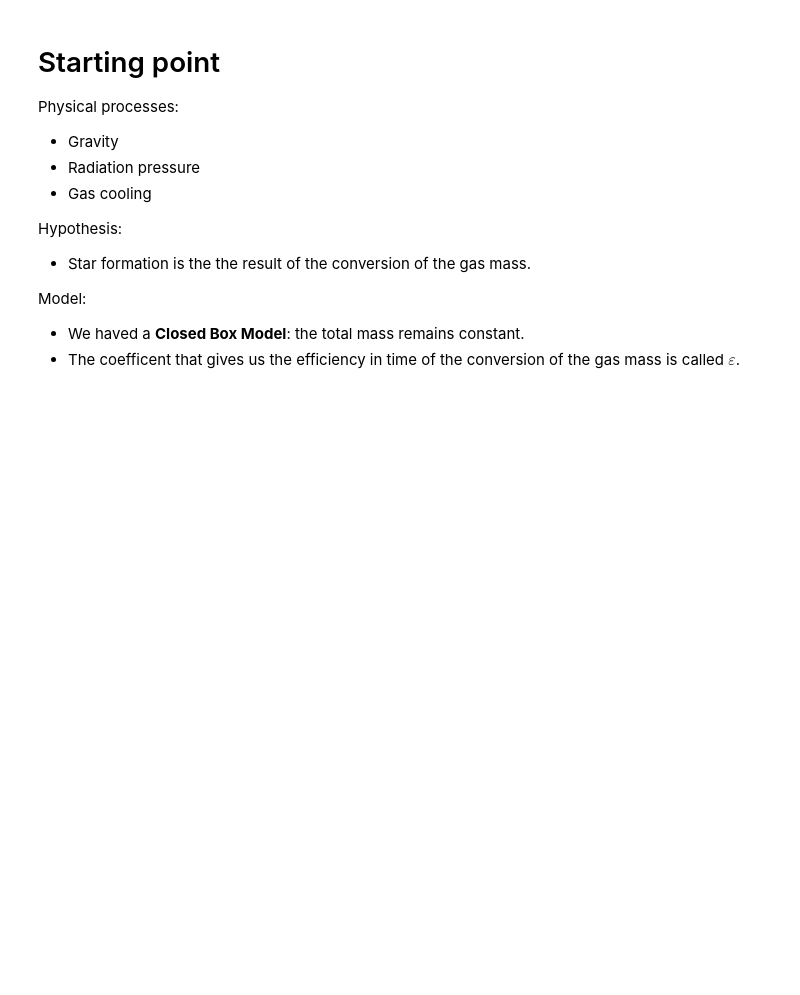
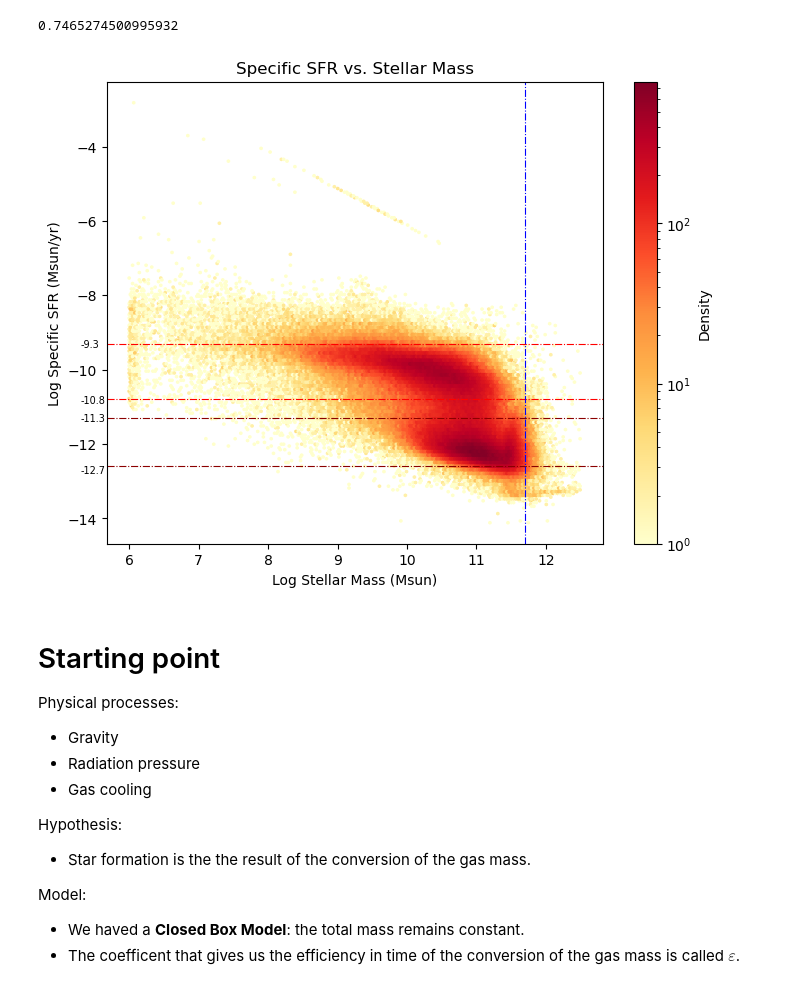
Before and after one commit to ElenaSofiaMangola/Laboratory-of-data-analysis, a Jupyter notebook: Lab.ipynb, the cells around one changed output. Drawn from its saved outputs; the diff is of its cells as text; code cells hidden in the pictures; blank space fills up the shorter version.

Commit message:
data loading and plot

```diff
--- a/Lab.ipynb
+++ b/Lab.ipynb
@@ -0,0 +3,18 @@
+# %%
+from astropy.io import fits
+import pandas as pd
+import matplotlib.pyplot as plt
+
+hdulist = fits.open('./sdss_mpajhu_catalogue.fits',byteorder='little')
+table_hdu = hdulist[1]
+table = table_hdu.data
+df = pd.DataFrame(table)
+hdulist.close()
+for col in df.columns:
+    if df[col].dtype.byteorder == '>':
+        df[col] = df[col].astype('<' + df[col].dtype.str[1:])
+# %%
+df = df[(df['Log_stellar_mass_Msun'] > -9990) & (df['Log_SFR_Msun_yr'] > -9990) & (df['Parameter_flag']==1) & (df['Redshift_flag']==0)]
+# %%
+df['spec_SFR'] = df['Log_SFR_Msun_yr'] - df['Log_stellar_mass_Msun']
+df
@@ -1,3 +35,39 @@
+# %%
+df[df['Metallicity_nebular']==-9999.0].shape[0]/df.shape[0]
+# %% [output]
+0.7465274500995932
+# %%
+fig = plt.figure(figsize=(8, 6))
+plt.hexbin(df['Log_stellar_mass_Msun'], df['spec_SFR'], gridsize=200, cmap='YlOrRd', bins='log', mincnt=1)
+
+plt.colorbar(label='Density')
+
+# Set the axis labels and plot title
+plt.xlabel('Log Stellar Mass (Msun)')
+plt.ylabel('Log Specific SFR (Msun/yr)')
+plt.title('Specific SFR vs. Stellar Mass')
+
+#add lines
+l_width=0.8
+plt.axhline(y=-10.8, color='r', linestyle='-.',linewidth=l_width)
+plt.axhline(y=-9.3, color='r', linestyle='-.',linewidth=l_width)
+plt.axhline(y=-11.3, color='darkred', linestyle='-.',linewidth=l_width)
+plt.axhline(y=-12.6, color='darkred', linestyle='-.',linewidth=l_width)
+plt.axvline(x=11.7, color='b', linestyle='-.',linewidth=l_width)
+
+#add test indicating y coordinate of horizontal lines
+h_coord=5.3
+plt.text(h_coord, -10.9, '-10.8', color='k',size=7)
+plt.text(h_coord, -9.4, '-9.3', color='k',size=7)
+plt.text(h_coord, -11.4, '-11.3', color='k',size=7)
+plt.text(h_coord, -12.8, '-12.7', color='k',size=7)
+
+#plt.ylim(-13, -7)
+plt.show()
+#save figure
+fig.savefig('Lab.png', dpi=300)
+# %% [output]
+[figure, added]
 # %% [markdown]
 # Starting point
 
```
Also changed, not shown: parts of 2 cells of this notebook, 2 other files.
